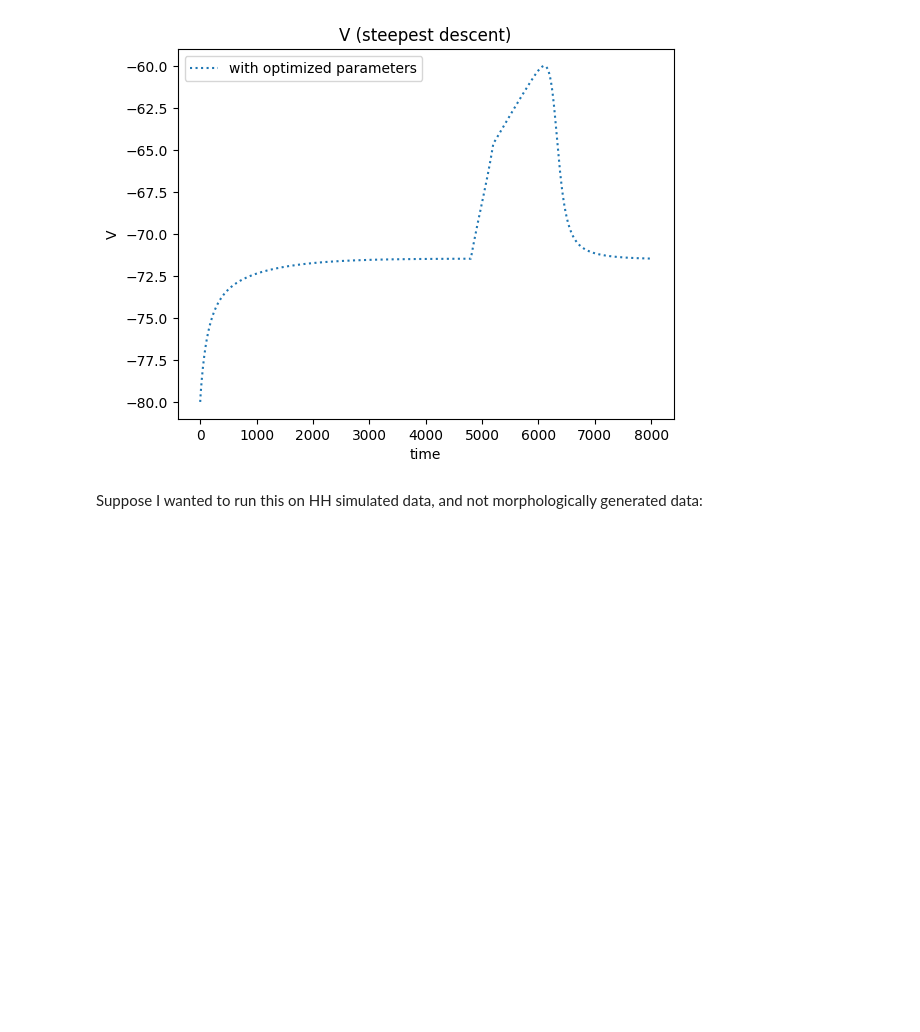
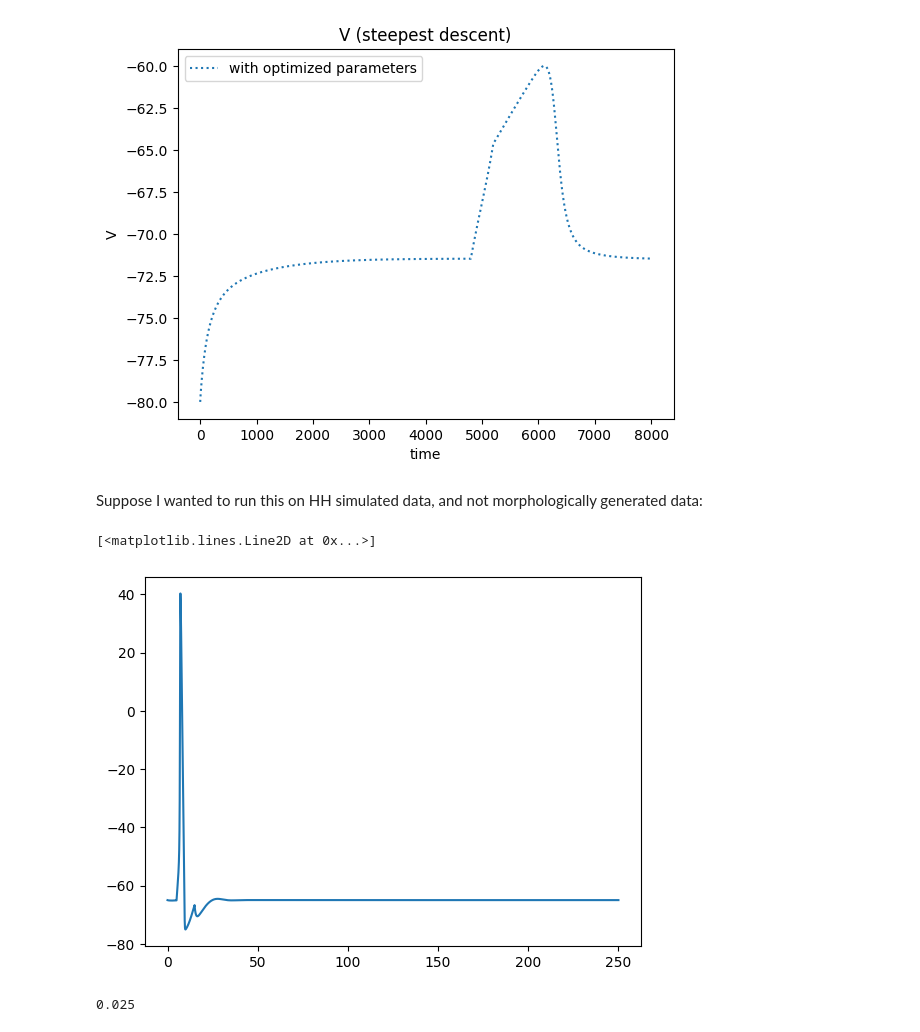
Before and after one commit to sepstein22/computational_brain, a Jupyter notebook: adjoint_multparam.ipynb, the cells around one changed output. Cells and saved outputs as stored; diff of their text form; code cells hidden in the pictures; blank space fills up the shorter version.

```diff
--- a/adjoint_multparam.ipynb
+++ b/adjoint_multparam.ipynb
@@ -495,3 +495,78 @@ plt.legend()
 # print("Optimized Parameters:", optimized_parameters)
 # %% [markdown]
 Suppose I wanted to run this on HH simulated data, and not morphologically generated data:
+# %%
+zip_file_path = './sim_data/hh_1ap.zip'
+with zipfile.ZipFile(zip_file_path, 'r') as zip_ref:
+    # Assume there is only one CSV file in the zip (you might need to modify this if there are multiple CSV files)
+    csv_file_name = zip_ref.namelist()[0]
+
+    # Read the CSV file directly from the zip file into a pandas DataFrame
+    with zip_ref.open(csv_file_name) as csv_file:
+        df = pd.read_csv(csv_file)
+
+plt.plot(df['time'], df['voltage'], label = 'actual_data')
+# %% [output]
+[<matplotlib.lines.Line2D at 0x...>]
+[figure, added]
+# %%
+# Define HH model parameters
+#g_Na = 120.0  # Sodium conductance (mS/cm^2), going to recover this
+#g_K = 36.0   # Potassium conductance (mS/cm^2)
+#g_L = 0.3    # Leak conductance (mS/cm^2)
+#E_Na = 50.0  # Sodium reversal potential (mV)
+#E_K = -85.0  # Potassium reversal potential (mV)
+#E_L = -90  # Leak reversal potential (mV)
+C_m = 1.0    # Membrane capacitance (uF/cm^2)
+
+# Define the HH model equations
+def alpha_m(V):
+    return 0.1 * (V + 40.0) / (1.0 - np.exp(-(V + 40.0) / 10.0))
+
+def beta_m(V):
+    return 4.0 * np.exp(-(V + 65.0) / 18.0)
+
+def alpha_h(V):
+    return 0.07 * np.exp(-(V + 65.0) / 20.0)
+
+def beta_h(V):
+    return 1.0 / (1.0 + np.exp(-(V + 35.0) / 10.0))
+
+def alpha_n(V):
+    return 0.01 * (V + 55.0) / (1.0 - np.exp(-(V + 55.0) / 10.0))
+
+def beta_n(V):
+    return 0.125 * np.exp(-(V + 65) / 80.0)
+
+# Define the HH model differential equations
+def hodgkin_huxley_eq(params, V, m, h, n, I_params, t):
+    g_Na, g_K, g_L, E_Na, E_K, E_L = params
+    #I = I_params[0]*np.sin(I_params[1]*t)
+    #num = int(t/dt)
+    #I = I_params[num]
+    I = I_params
+    dVdt = (I - g_Na * m**3 * h * (V - E_Na) - g_K * n**4 * (V - E_K) - g_L * (V - E_L)) / C_m
+    dmdt = alpha_m(V) * (1 - m) - beta_m(V) * m
+    dhdt = alpha_h(V) * (1 - h) - beta_h(V) * h
+    dndt = alpha_n(V) * (1 - n) - beta_n(V) * n
+    return dVdt, dmdt, dhdt, dndt
+
+# Define time parameters
+# dt = 0.01  # Time step (ms)
+# t = np.arange(0, 50, dt)  # Time vector (ms)
+dt = df['time'][1]-df['time'][0]
+print(dt)
+dur =(df['time'].to_numpy())[-1]
+t = np.arange(0, dur+dt, dt)
+#print(dur)
+#print(t)
+
+# Initialize state variables
+#print(V0)
+V0 = df['voltage'][0]  # Membrane voltage (mV)
+m, h, n = 0.05, 0.6, 0.32  # Initial values of gating variables
+
+I_data = df['stim'].to_numpy()
+V_data = df['voltage'].to_numpy()
+# %% [output]
+0.025
```
Also changed, not shown: parts of 7 cells of this notebook, 3 other files.
